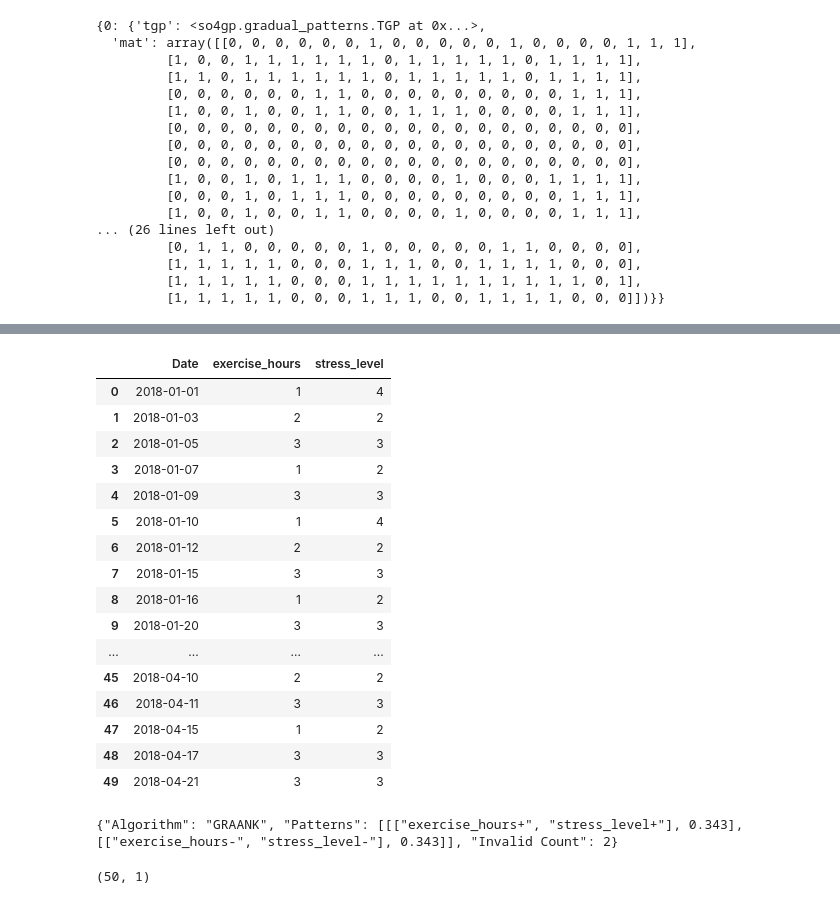
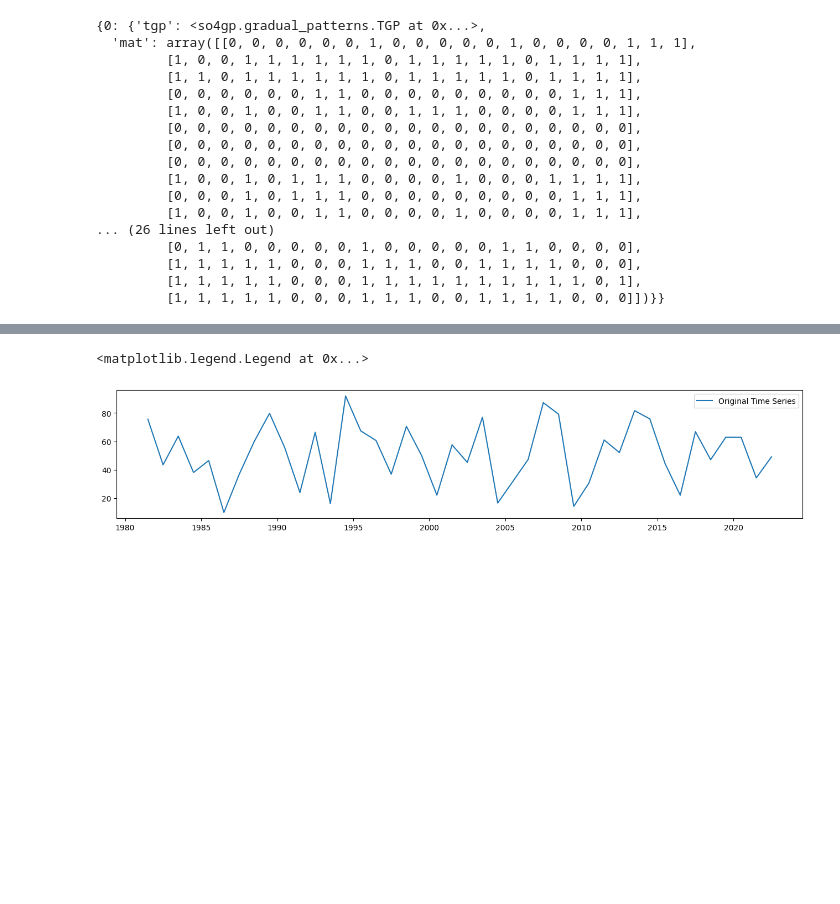
Before and after one commit to owuordickson/t-graank, a Jupyter notebook: analysis/timeseries_analysis.ipynb, the cells around one changed output, grey strips where cells are left out. Drawn from its saved outputs; the diff is of its cells as text; code cells hidden in the pictures; blank space fills up the shorter version.

```diff
--- a/analysis/timeseries_analysis.ipynb
+++ b/analysis/timeseries_analysis.ipynb
@@ -109,51 +149,17 @@ eval_data
 # %%
-data_gp = TGradAMI.process_time(tgp.data)
-new_data = data_gp.data
-data_df = pd.DataFrame(data=new_data[1:, :], columns=new_data[0, :])
-#data_df
+time_arr = tgp.data[:, tgp.time_cols[0]]
+datetime_series = pd.to_datetime(time_arr, format='%m-%Y')
+datetime_index = pd.DatetimeIndex(datetime_series)
+#datetime_index
 # %%
-datetime_series = pd.to_datetime(new_data[1:, 0].astype(float), unit='s')
-datetime_index = pd.DatetimeIndex(datetime_series, freq='h')
-#datetime_index
+lst_ts = []
+for col in tgp.attr_cols:
+    ts = pd.Series(tgp.data[:, col].astype(float), index=datetime_index)
+    lst_ts.append(ts)
 # %%
-ts_1 = pd.Series(new_data[1:, 1], index=datetime_index)  # CO(GT)
-ts_2 = pd.Series(new_data[1:, 5], index=datetime_index)  # NMHC(GT)
-ts_3 = pd.Series(new_data[1:, 7], index=datetime_index)  # PT08.S3(NOx)
-ts_4 = pd.Series(new_data[1:, 8], index=datetime_index)  # NO2(GT)
-
-ts_n = pd.Series(new_data[1:, 11], index=datetime_index)  # T
+plt.figure(figsize=(16,3))
+plt.plot(lst_ts[0], label='Original Time Series')
+plt.legend()
+# %% [output]
+<matplotlib.legend.Legend at 0x...>
+[figure, added]
-# %%
-demo_path = "../datasets/DATASET.csv"
-demo_df = pd.read_csv(demo_path)
-demo_df
-# %% [output]
-|  | Date | exercise_hours | stress_level |
-| 0 | 2018-01-01 | 1 | 4 |
-| 1 | 2018-01-03 | 2 | 2 |
-| 2 | 2018-01-05 | 3 | 3 |
-| 3 | 2018-01-07 | 1 | 2 |
-| 4 | 2018-01-09 | 3 | 3 |
-| 5 | 2018-01-10 | 1 | 4 |
-| 6 | 2018-01-12 | 2 | 2 |
-| 7 | 2018-01-15 | 3 | 3 |
-| 8 | 2018-01-16 | 1 | 2 |
-| 9 | 2018-01-20 | 3 | 3 |
-| ... | ... | ... | ... |
-| 45 | 2018-04-10 | 2 | 2 |
-| 46 | 2018-04-11 | 3 | 3 |
-| 47 | 2018-04-15 | 1 | 2 |
-| 48 | 2018-04-17 | 3 | 3 |
-| 49 | 2018-04-21 | 3 | 3 |
-# %%
-mine_obj = sgp.GRAANK(demo_df, 0.25)
-res = mine_obj.discover()
-print(res)
-# %% [output]
-{"Algorithm": "GRAANK", "Patterns": [[["exercise_hours+", "stress_level+"], 0.343], [["exercise_hours-", "stress_level-"], 0.343]], "Invalid Count": 2}
-# %%
-s1 = np.array(demo_df["exercise_hours"]).reshape(-1, 1)
-s2 = np.array(demo_df["stress_level"]).reshape(-1, 1)
-
-s1.shape
-# %% [output]
-(50, 1)
```
Also changed, not shown: parts of 13 cells of this notebook, 3 other files.
